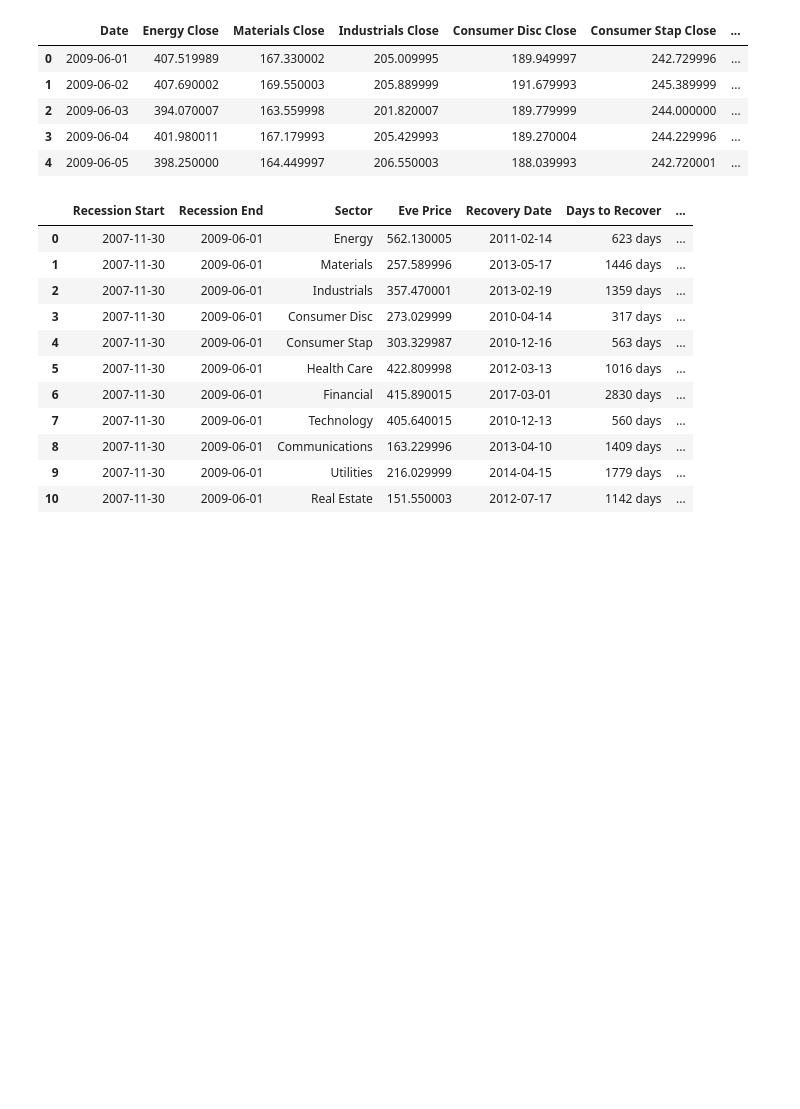
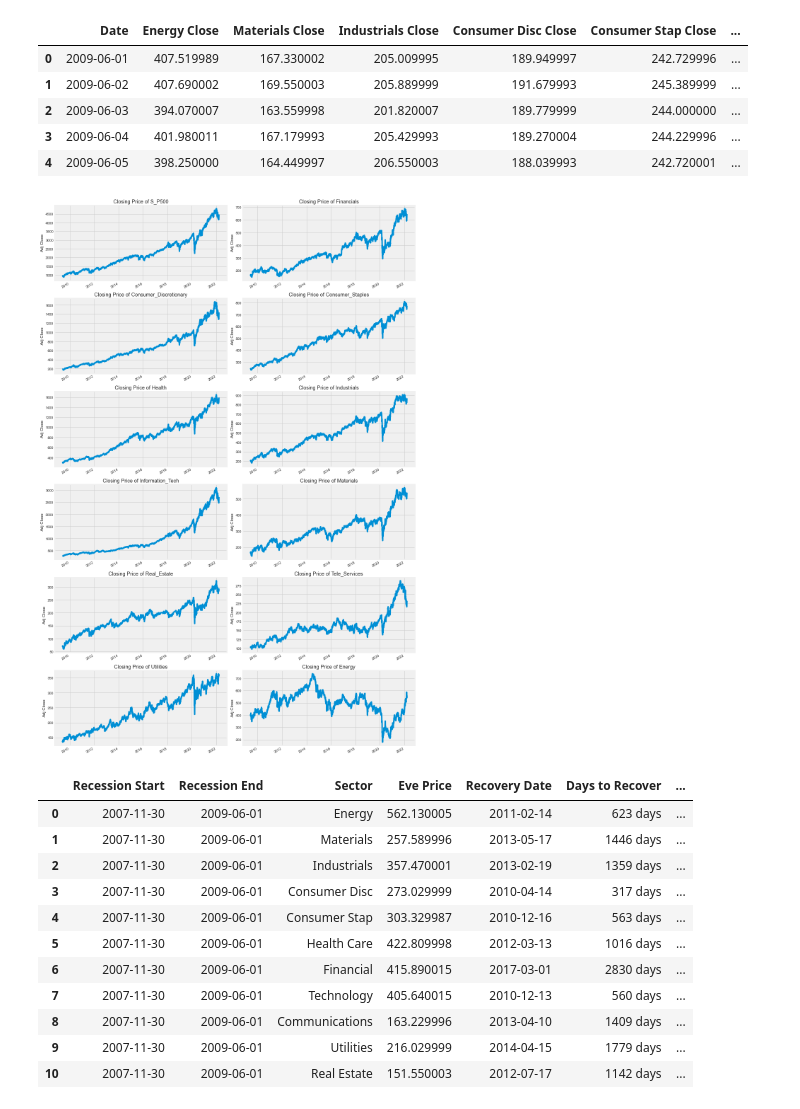
Before and after one commit to MAICATRAN/Group_Project1, a Jupyter notebook: Chris_Branch/Chris_Branch.ipynb, the cells around one changed output. Saved outputs shown, nothing was run; the diff lists cells and outputs as text; code cells hidden in the pictures; blank space fills up the shorter version.

```diff
--- a/Chris_Branch/Chris_Branch.ipynb
+++ b/Chris_Branch/Chris_Branch.ipynb
@@ -791,6 +827,22 @@ Combined_Sectors2_df[["Date", "Energy Close", "Materials Close", "Industrials Cl
 | 2 | 2009-06-03 | 394.070007 | 163.559998 | 201.820007 | 189.779999 | 244.000000 | ... |
 | 3 | 2009-06-04 | 401.980011 | 167.179993 | 205.429993 | 189.270004 | 244.229996 | ... |
 | 4 | 2009-06-05 | 398.250000 | 164.449997 | 206.550003 | 188.039993 | 242.720001 | ... |
+# %%
+# Create graphs showing the post GFC recession performance of each sector.
+
+plt.figure(figsize=(15, 40))
+plt.subplots_adjust(top=1.25, bottom=1.2)
+
+for i, sector in enumerate(sector_list, 1):
+    plt.subplot(11, 2, i)
+    thisyear[i-1]['Adj Close'].plot()
+    plt.ylabel('Adj Close')
+    plt.xlabel(None)
+    plt.title(f"Closing Price of {sector_name[i - 1]}")
+plt.tight_layout()
+plt.savefig(f"Adj Close Change by Sectors({COVID_start.year}).png")
+# %% [output]
+[figure, added]
 # %%
 # GFC recession:
 # Establish an empty list to house each sector's recovery date.
```
Also changed, not shown: parts of 8 cells of this notebook, 3 other files.
